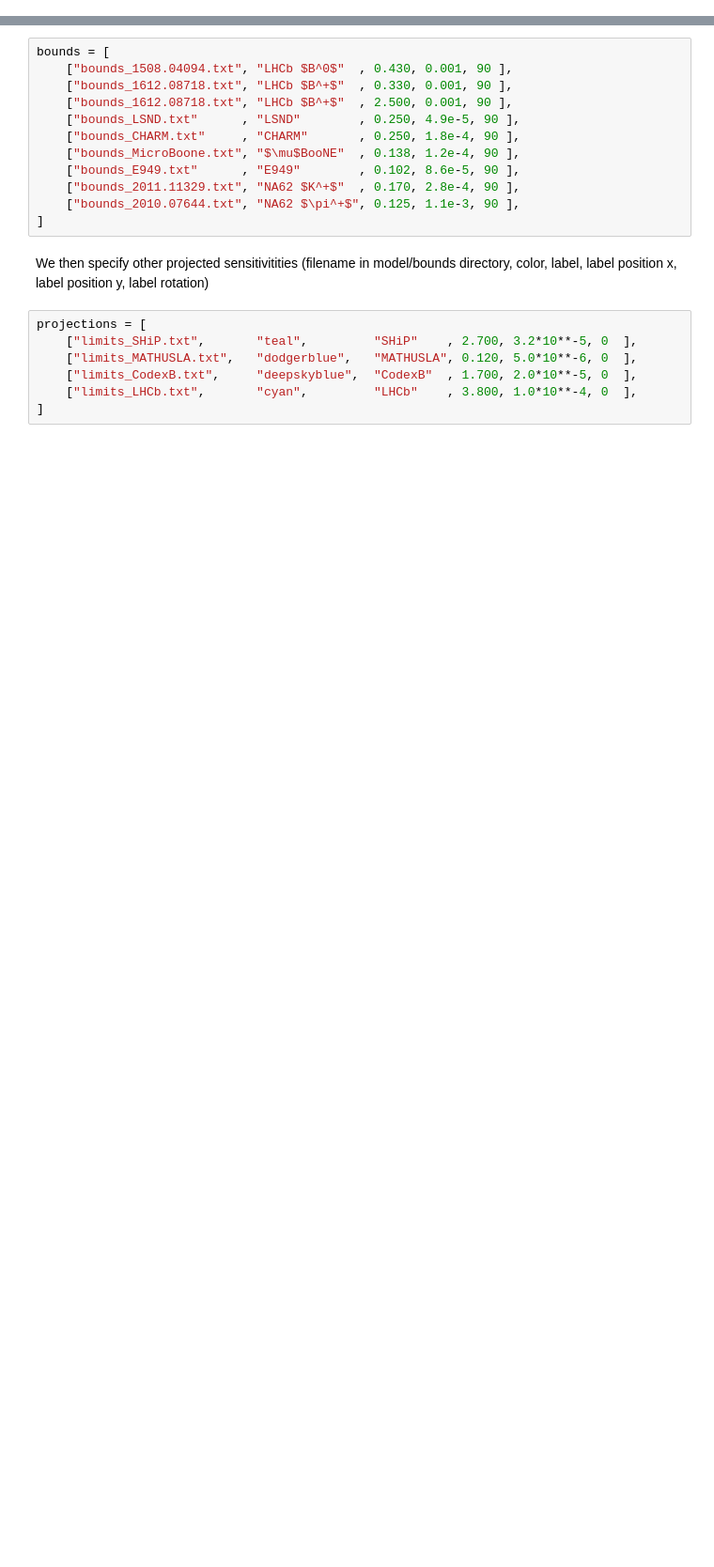
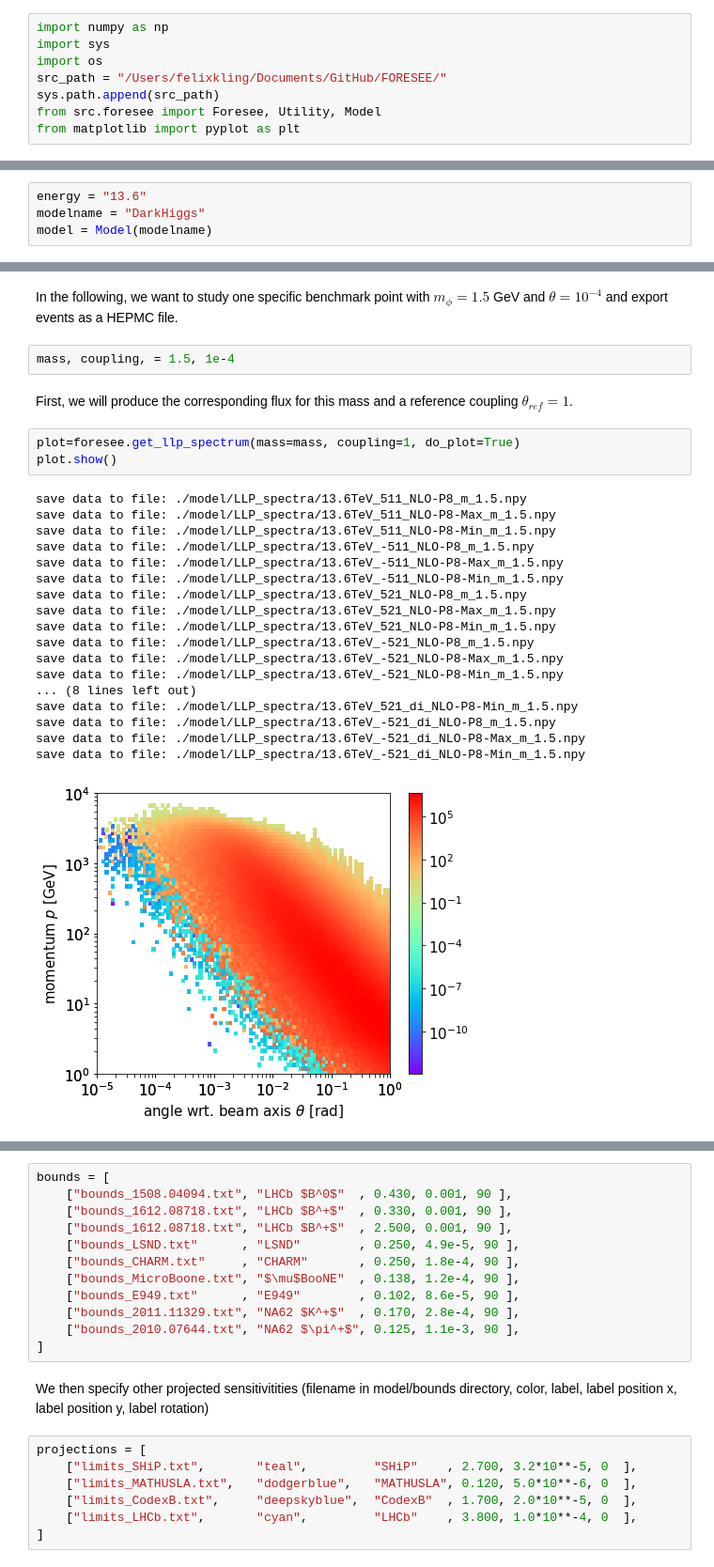
Before and after one commit to KlingFelix/FORESEE, a Jupyter notebook: Models/DarkHiggs/DarkHiggs.ipynb, the cells around one changed output, grey strips where cells are left out. Shown at 94% size. Drawn from its saved outputs; the diff is of its cells as text; blank space fills up the shorter version.

```diff
--- a/Models/DarkHiggs/DarkHiggs.ipynb
+++ b/Models/DarkHiggs/DarkHiggs.ipynb
@@ -298,0 +5,8 @@ Then we specify all the existing bounds (filename in model/bounds directory, lab
+# %%
+import numpy as np
+import sys
+import os
+src_path = "/Users/felixkling/Documents/GitHub/FORESEE/"
+sys.path.append(src_path)
+from src.foresee import Foresee, Utility, Model
+from matplotlib import pyplot as plt
@@ -298,0 +23,4 @@ Then we specify all the existing bounds (filename in model/bounds directory, lab
+# %%
+energy = "13.6"
+modelname = "DarkHiggs"
+model = Model(modelname)
@@ -298,0 +169,28 @@ Then we specify all the existing bounds (filename in model/bounds directory, lab
+# %% [markdown]
+In the following, we want to study one specific benchmark point with $m_{\phi}=1.5$ GeV and $\theta=10^{-4}$ and export events as a HEPMC file.
+# %%
+mass, coupling, = 1.5, 1e-4
+# %% [markdown]
+First, we will produce the corresponding flux for this mass and a reference coupling $\theta_{ref}=1$.
+# %%
+plot=foresee.get_llp_spectrum(mass=mass, coupling=1, do_plot=True)
+plot.show()
+# %% [output]
+save data to file: ./model/LLP_spectra/13.6TeV_511_NLO-P8_m_1.5.npy
+save data to file: ./model/LLP_spectra/13.6TeV_511_NLO-P8-Max_m_1.5.npy
+save data to file: ./model/LLP_spectra/13.6TeV_511_NLO-P8-Min_m_1.5.npy
+save data to file: ./model/LLP_spectra/13.6TeV_-511_NLO-P8_m_1.5.npy
+save data to file: ./model/LLP_spectra/13.6TeV_-511_NLO-P8-Max_m_1.5.npy
+save data to file: ./model/LLP_spectra/13.6TeV_-511_NLO-P8-Min_m_1.5.npy
+save data to file: ./model/LLP_spectra/13.6TeV_521_NLO-P8_m_1.5.npy
+save data to file: ./model/LLP_spectra/13.6TeV_521_NLO-P8-Max_m_1.5.npy
+save data to file: ./model/LLP_spectra/13.6TeV_521_NLO-P8-Min_m_1.5.npy
+save data to file: ./model/LLP_spectra/13.6TeV_-521_NLO-P8_m_1.5.npy
+save data to file: ./model/LLP_spectra/13.6TeV_-521_NLO-P8-Max_m_1.5.npy
+save data to file: ./model/LLP_spectra/13.6TeV_-521_NLO-P8-Min_m_1.5.npy
+... (8 lines left out)
+save data to file: ./model/LLP_spectra/13.6TeV_521_di_NLO-P8-Min_m_1.5.npy
+save data to file: ./model/LLP_spectra/13.6TeV_-521_di_NLO-P8_m_1.5.npy
+save data to file: ./model/LLP_spectra/13.6TeV_-521_di_NLO-P8-Max_m_1.5.npy
+save data to file: ./model/LLP_spectra/13.6TeV_-521_di_NLO-P8-Min_m_1.5.npy
+[figure, added]
```
Also changed, not shown: parts of 80 cells of this notebook, 1 other file.
